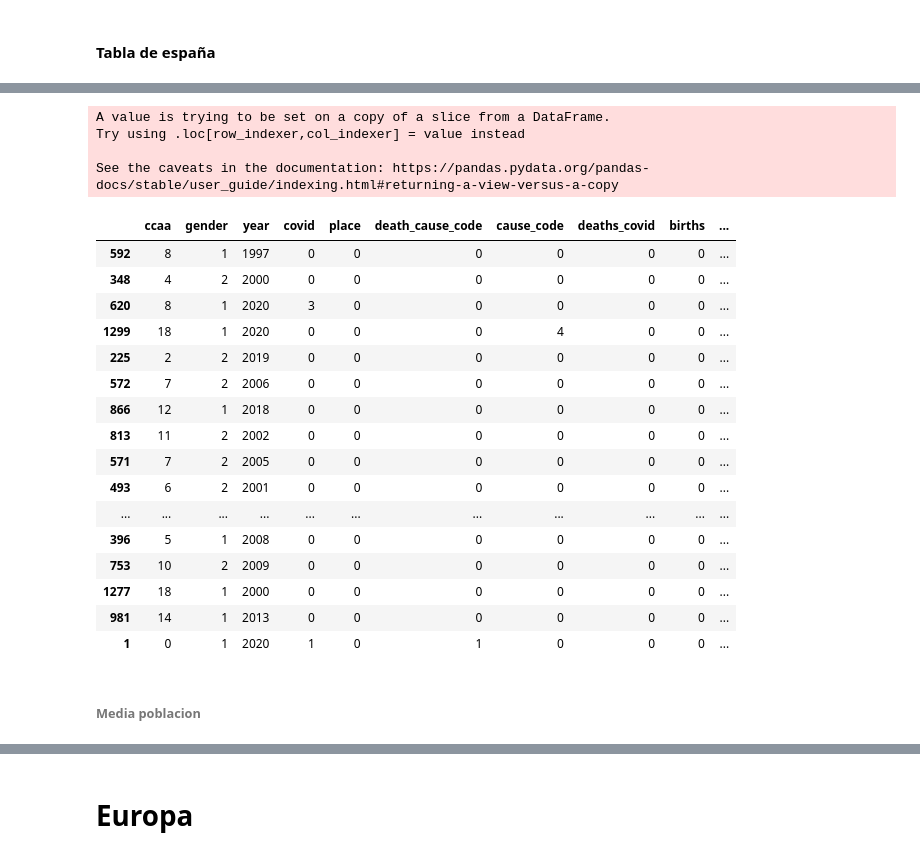
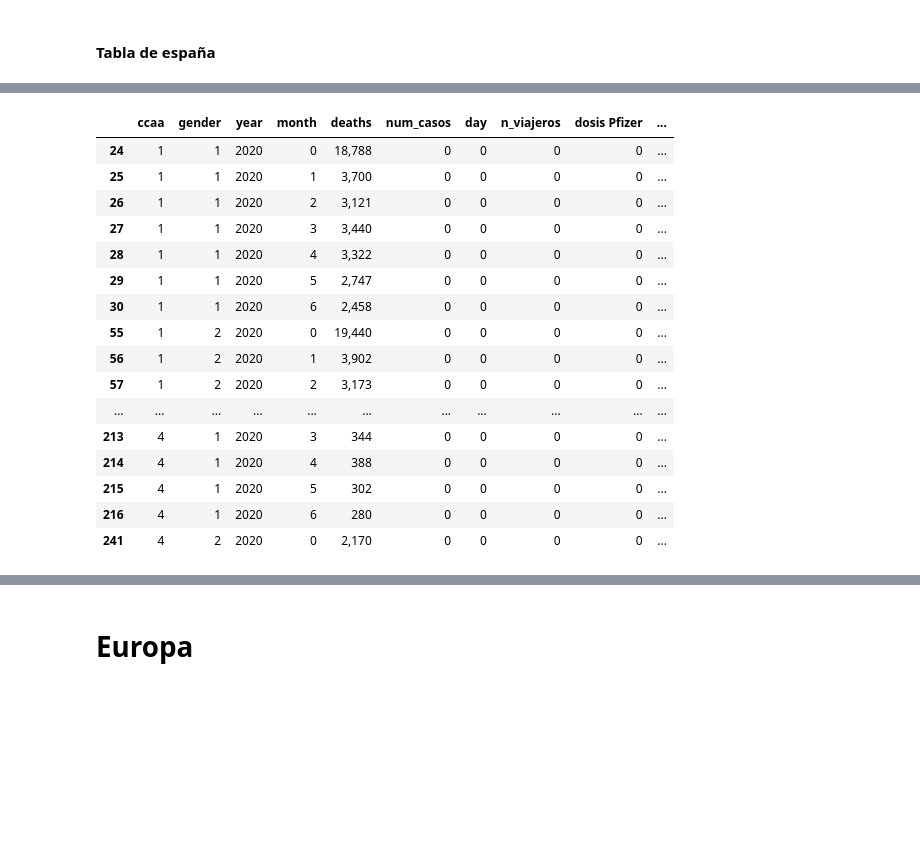
Before and after one commit to RodriGuerra98/TFG21RG, a Jupyter notebook: visualization_covid.ipynb, the cells around one changed output, grey strips where cells are left out. Saved outputs shown, nothing was run; the diff lists cells and outputs as text; code cells hidden in the pictures; blank space fills up the shorter version.

```diff
--- a/visualization_covid.ipynb
+++ b/visualization_covid.ipynb
@@ -1021,7 +1022,7 @@ fig.show()
 df_viajeros = extraerEnteros(df_viajeros, "ccaa")
 df_viajeros = splitYearMonth(df_viajeros, "Periodo")
 
-df_viajeros["gender"] = 2
+df_viajeros["gender"] = 0
 df_viajeros = df_viajeros[["ccaa","year", "month", "n_viajeros", "gender"]]
 
 df_viajeros.sample(n=50)
@@ -1049,17 +1050,11 @@ df_viajeros.sample(n=50)
 # %%
 # [ccaa	anio	mes	dia	sexo	edad	cod_ambito	defunciones_teoricas	defunciones	mortalidad	nacimientos	poblacion	defunciones_covid	covid19	lugar_de_ocurrencia	semana	n_casos	causa_muerte	n_turistas]
 df_spain = pd.concat(
-    [df_covid_momo,
-     df_defunciones_spain_total,
-     df_births_spain,
-     df_population_spain,
-     df_deaths_covid_spain,
-     df_mortality_covid_spain,
-     df_cause_covid_spain,
-     df_deaths_cause_spain,
+    [df_defunciones_spain_total,
      df_ncasos_covid,
      df_viajeros,
-     df_vacunas_spain
+     df_vacunas_spain,
+     df_population_spain
      ], axis=0)
 df_spain = df_spain.apply(pd.to_numeric) # convert all columns of DataFrame
 
@@ -1085,42 +1080,26 @@ df_spain.sample(n=50)
 # %%
-
+df_spain.fillna(0)
 df_spain_ccaa = df_spain[(df_spain["ccaa"] != 0) & df_spain["gender"] != 0]
-df_spain_ccaa["population"] = df_spain_ccaa["population"].interpolate()
 df_spain_ccaa = df_spain_ccaa.fillna(0)
 
-df_spain_ccaa = df_spain_ccaa.groupby(['ccaa','gender','year', 'covid', 'place', 'death_cause_code', 'cause_code'], as_index=False).agg({
-      'deaths_covid': 'sum',
-      'births': 'sum',
-      'deaths': 'sum',
-      'population': 'sum',
-      'mortality_covid': 'sum',
-      # 'death_cause': 'sum',
-      'num_casos': 'sum',
-      'n_viajeros': 'sum'
-})
+df_spain_ccaa = df_spain_ccaa.groupby(['ccaa','gender','year', 'month'], as_index=False).sum()
 
-df_spain_ccaa.sample(n=50)
+df_spain_ccaa[df_spain_ccaa["year"] == 2020].head(50)
 # %% [output]
-A value is trying to be set on a copy of a slice from a DataFrame.
-Try using .loc[row_indexer,col_indexer] = value instead
-
-See the caveats in the documentation: https://pandas.pydata.org/pandas-docs/stable/user_guide/indexing.html#returning-a-view-versus-a-copy
-|  | ccaa | gender | year | covid | place | death_cause_code | cause_code | deaths_covid | births | ... |
-| 592 | 8 | 1 | 1997 | 0 | 0 | 0 | 0 | 0 | 0 | ... |
-| 348 | 4 | 2 | 2000 | 0 | 0 | 0 | 0 | 0 | 0 | ... |
-| 620 | 8 | 1 | 2020 | 3 | 0 | 0 | 0 | 0 | 0 | ... |
-| 1299 | 18 | 1 | 2020 | 0 | 0 | 0 | 4 | 0 | 0 | ... |
-| 225 | 2 | 2 | 2019 | 0 | 0 | 0 | 0 | 0 | 0 | ... |
-| 572 | 7 | 2 | 2006 | 0 | 0 | 0 | 0 | 0 | 0 | ... |
-| 866 | 12 | 1 | 2018 | 0 | 0 | 0 | 0 | 0 | 0 | ... |
-| 813 | 11 | 2 | 2002 | 0 | 0 | 0 | 0 | 0 | 0 | ... |
-| 571 | 7 | 2 | 2005 | 0 | 0 | 0 | 0 | 0 | 0 | ... |
-| 493 | 6 | 2 | 2001 | 0 | 0 | 0 | 0 | 0 | 0 | ... |
+|  | ccaa | gender | year | month | deaths | num_casos | day | n_viajeros | dosis Pfizer | ... |
+| 24 | 1 | 1 | 2020 | 0 | 18,788 | 0 | 0 | 0 | 0 | ... |
+| 25 | 1 | 1 | 2020 | 1 | 3,700 | 0 | 0 | 0 | 0 | ... |
+| 26 | 1 | 1 | 2020 | 2 | 3,121 | 0 | 0 | 0 | 0 | ... |
+| 27 | 1 | 1 | 2020 | 3 | 3,440 | 0 | 0 | 0 | 0 | ... |
+| 28 | 1 | 1 | 2020 | 4 | 3,322 | 0 | 0 | 0 | 0 | ... |
+| 29 | 1 | 1 | 2020 | 5 | 2,747 | 0 | 0 | 0 | 0 | ... |
+| 30 | 1 | 1 | 2020 | 6 | 2,458 | 0 | 0 | 0 | 0 | ... |
+| 55 | 1 | 2 | 2020 | 0 | 19,440 | 0 | 0 | 0 | 0 | ... |
+| 56 | 1 | 2 | 2020 | 1 | 3,902 | 0 | 0 | 0 | 0 | ... |
+| 57 | 1 | 2 | 2020 | 2 | 3,173 | 0 | 0 | 0 | 0 | ... |
 | ... | ... | ... | ... | ... | ... | ... | ... | ... | ... | ... |
-| 396 | 5 | 1 | 2008 | 0 | 0 | 0 | 0 | 0 | 0 | ... |
-| 753 | 10 | 2 | 2009 | 0 | 0 | 0 | 0 | 0 | 0 | ... |
-| 1277 | 18 | 1 | 2000 | 0 | 0 | 0 | 0 | 0 | 0 | ... |
-| 981 | 14 | 1 | 2013 | 0 | 0 | 0 | 0 | 0 | 0 | ... |
-| 1 | 0 | 1 | 2020 | 1 | 0 | 1 | 0 | 0 | 0 | ... |
+| 213 | 4 | 1 | 2020 | 3 | 344 | 0 | 0 | 0 | 0 | ... |
+| 214 | 4 | 1 | 2020 | 4 | 388 | 0 | 0 | 0 | 0 | ... |
+| 215 | 4 | 1 | 2020 | 5 | 302 | 0 | 0 | 0 | 0 | ... |
+| 216 | 4 | 1 | 2020 | 6 | 280 | 0 | 0 | 0 | 0 | ... |
+| 241 | 4 | 2 | 2020 | 0 | 2,170 | 0 | 0 | 0 | 0 | ... |
-# %% [markdown]
-###### Media poblacion
```
Also changed, not shown: parts of 17 cells of this notebook.
